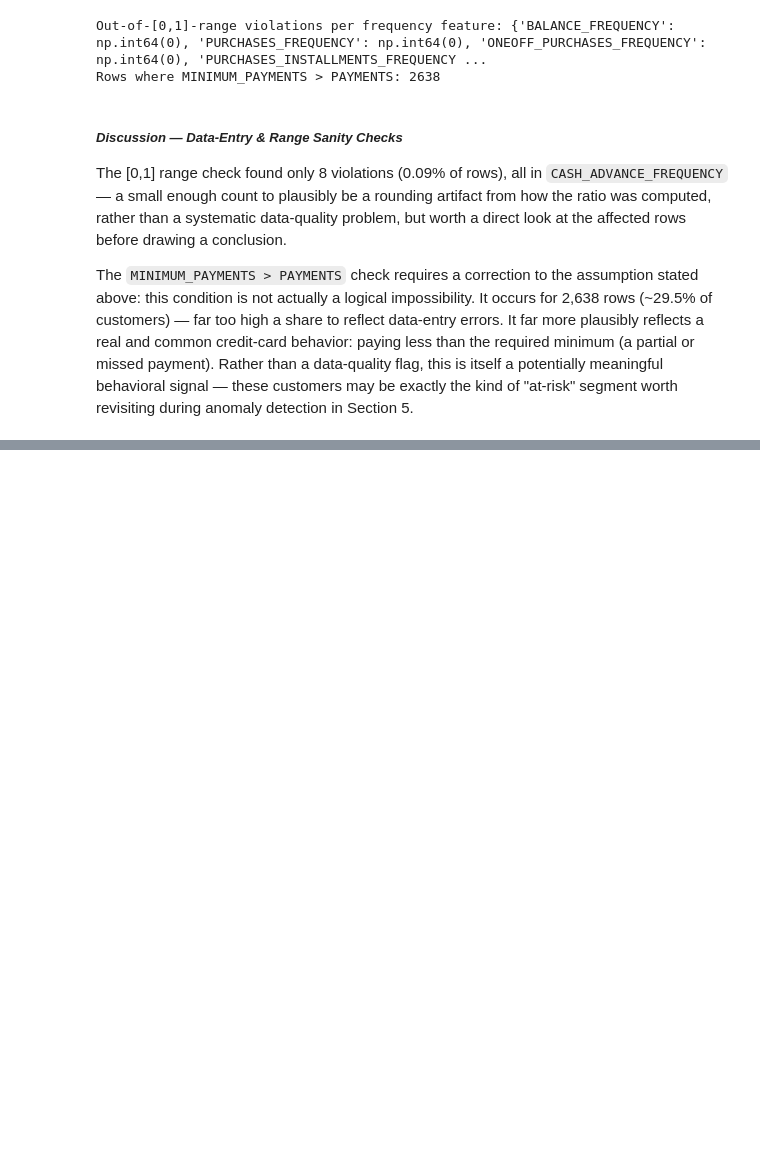
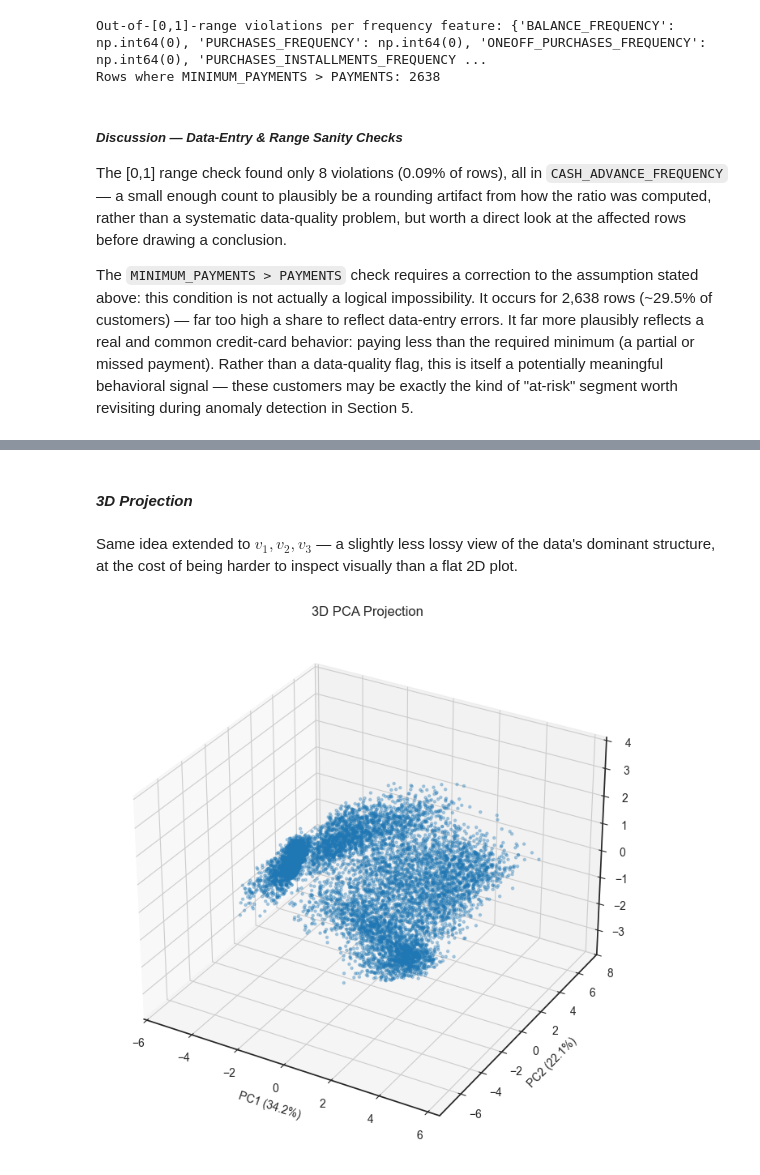
Before and after one commit to idowein/data-science-course-HIT, a Jupyter notebook: HW3/HW3.ipynb, the cells around one changed output, grey strips where cells are left out. Cells and saved outputs as stored; diff of their text form; code cells hidden in the pictures; blank space fills up the shorter version.

```diff
--- a/HW3/HW3.ipynb
+++ b/HW3/HW3.ipynb
@@ -580,0 +841,22 @@ potentially meaningful behavioral signal — these customers may be exactly the
+# %% [markdown]
+#### *3D Projection*
+# %% [markdown]
+Same idea extended to $v_1, v_2, v_3$ — a slightly less lossy view of the data's dominant
+structure, at the cost of being harder to inspect visually than a flat 2D plot.
+# %%
+from mpl_toolkits.mplot3d import Axes3D
+
+pca_3d = PCA(n_components=3, random_state=42)
+components_3d = pca_3d.fit_transform(X_scaled)
+
+fig = plt.figure(figsize=(9, 7))
+ax = fig.add_subplot(111, projection="3d")
+ax.scatter(components_3d[:, 0], components_3d[:, 1], components_3d[:, 2], alpha=0.3, s=5)
+ax.set_xlabel(f"PC1 ({pca_3d.explained_variance_ratio_[0]:.1%})")
+ax.set_ylabel(f"PC2 ({pca_3d.explained_variance_ratio_[1]:.1%})")
+ax.set_zlabel(f"PC3 ({pca_3d.explained_variance_ratio_[2]:.1%})")
+ax.set_title("3D PCA Projection")
+plt.tight_layout()
+plt.show()
+# %% [output]
+[figure, added]
```
Also changed, not shown: parts of 26 cells of this notebook.
